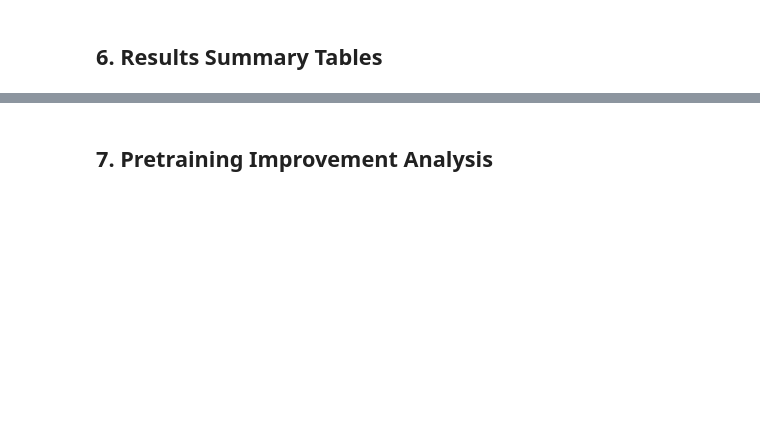
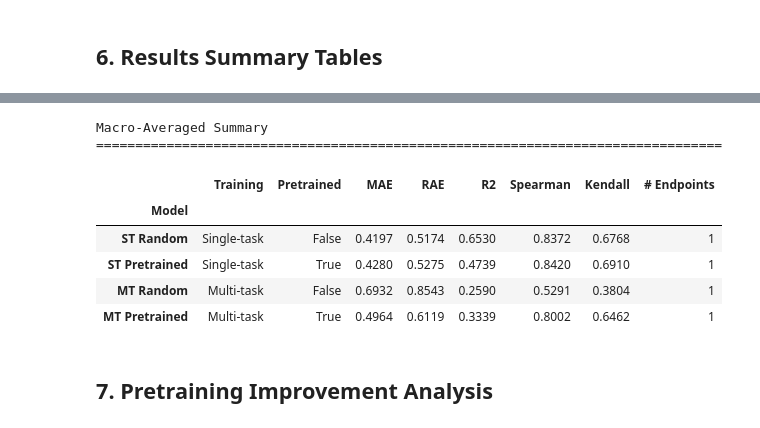
Before and after one commit to pgniewko/golem, a Jupyter notebook: notebooks/compare_experiments.ipynb, the cells around one changed output, grey strips where cells are left out. Drawn from its saved outputs; the diff is of its cells as text; code cells hidden in the pictures; blank space fills up the shorter version.

```diff
--- a/notebooks/compare_experiments.ipynb
+++ b/notebooks/compare_experiments.ipynb
@@ -33,8 +33,12 @@ EXPERIMENTS = {
     'MT Pretrained': {'dir': 'mt_pretrained',   'training': 'Multi-task',  'pretrained': True},
 }
 
+# Endpoints to evaluate. Set to None to evaluate all available endpoints.
+ENDPOINTS_TO_EVALUATE = ['LogD']
+
 # Bootstrap samples for confidence intervals
 N_BOOTSTRAP = 1000
 
 print(f'Ground truth: {GROUND_TRUTH_PATH}')
 print(f'Experiments:  {list(EXPERIMENTS.keys())}')
+print(f'Endpoints to evaluate: {ENDPOINTS_TO_EVALUATE or "all available"}')
@@ -255,28 +344,37 @@ for metric in METRICS:
 # %%
 # === Compact macro-average summary ===
 
 macro_rows = []
 for model_name in predictions:
     cfg = EXPERIMENTS[model_name]
     row = {
         'Model': model_name,
         'Training': cfg['training'],
         'Pretrained': cfg['pretrained'],
     }
     for metric in METRICS:
         vals = [
             point_metrics[model_name][ep][metric][0]
-            for ep in ALL_LOG_ENDPOINTS
+            for ep in EVAL_ENDPOINTS
             if ep in point_metrics.get(model_name, {})
         ]
         row[metric] = f'{np.mean(vals):.4f}' if vals else '-'
     row['# Endpoints'] = len(point_metrics.get(model_name, {}))
     macro_rows.append(row)
 
 macro_df = pd.DataFrame(macro_rows)
 print('\nMacro-Averaged Summary')
 print('='*80)
 display(macro_df.set_index('Model'))
+# %% [output]
+Macro-Averaged Summary
+================================================================================
+|  | Training | Pretrained | MAE | RAE | R2 | Spearman | Kendall | # Endpoints |
+| Model |  |  |  |  |  |  |  |  |
+| ST Random | Single-task | False | 0.4197 | 0.5174 | 0.6530 | 0.8372 | 0.6768 | 1 |
+| ST Pretrained | Single-task | True | 0.4280 | 0.5275 | 0.4739 | 0.8420 | 0.6910 | 1 |
+| MT Random | Multi-task | False | 0.6932 | 0.8543 | 0.2590 | 0.5291 | 0.3804 | 1 |
+| MT Pretrained | Multi-task | True | 0.4964 | 0.6119 | 0.3339 | 0.8002 | 0.6462 | 1 |
 # %% [markdown]
 ## 7. Pretraining Improvement Analysis
 # %%
```
Also changed, not shown: parts of 16 cells of this notebook, 5 other files.
